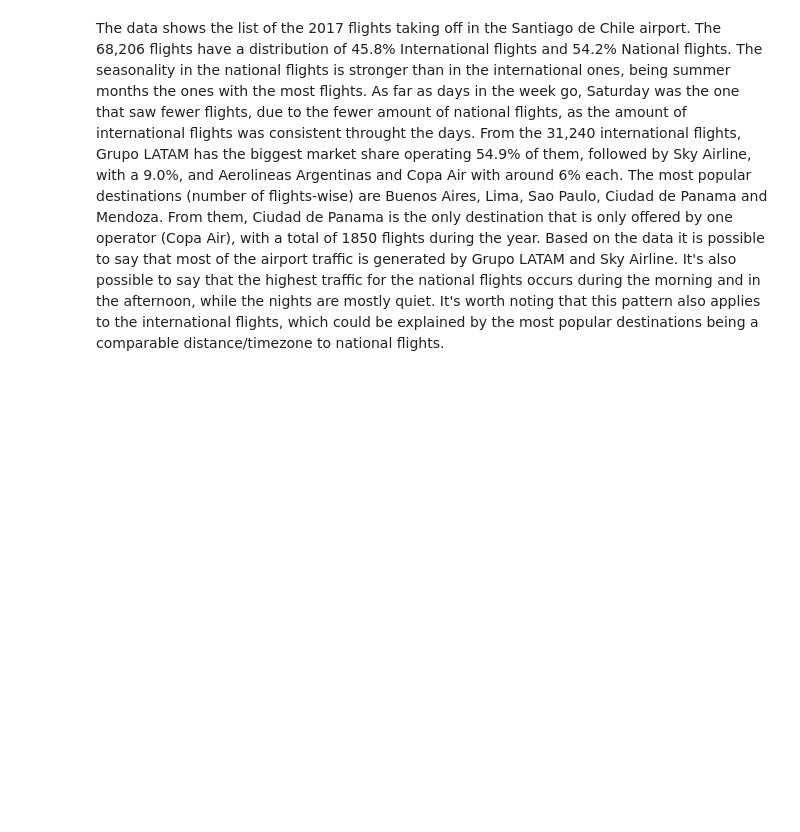
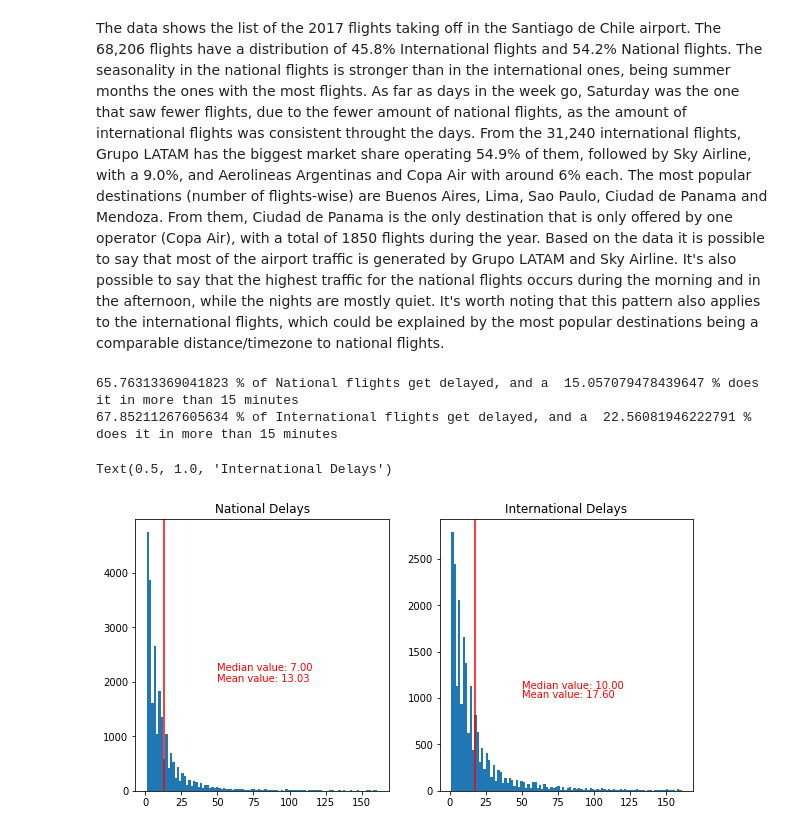
Before and after one commit to CamilaTr/DSC, a Jupyter notebook: solution.ipynb, the cells around one changed output. Cells and saved outputs as stored; diff of their text form; code cells hidden in the pictures; blank space fills up the shorter version.

Commit message:
Updated Solution
Added delay behavior comments and some data cleaning

```diff
--- a/solution.ipynb
+++ b/solution.ipynb
@@ -28,7 +29,7 @@ dataset['min_diff'] = (dataset['Fecha-O'] - dataset['Fecha-I']).dt.total_seconds
 
 dataset['delay_15'] = dataset['min_diff'].apply(lambda x: 1 if x > 15 else 0)
 
-per_day_lambda = lambda x: 'night' if 0<=x<=4 else 'morning' if 5<=x<=11 else 'afernoon' if 12<=x<=18 else 'night' if 19<=x<=23 else 'n/a'
+per_day_lambda = lambda x: 'night' if 0<=x<=4 else 'morning' if 5<=x<=11 else 'afternoon' if 12<=x<=18 else 'night' if 19<=x<=23 else 'n/a'
 dataset['period_day'] = dataset['Fecha-I'].dt.hour.apply(per_day_lambda)
 dataset.to_csv('synthetic_features.csv', index=False)
 # %%
@@ -180,3 +181,27 @@ sqldf(q9,globals())
 The data shows the list of the 2017 flights taking off in the Santiago de Chile airport. The 68,206 flights have a distribution of 45.8% International flights and 54.2% National flights. The seasonality in the national flights is stronger than in the international ones, being summer months the ones with the most flights. As far as days in the week go, Saturday was the one that saw fewer flights, due to the fewer amount of national flights, as the amount of international flights was consistent throught the days.
 From the 31,240 international flights, Grupo LATAM has the biggest market share operating 54.9% of them, followed by Sky Airline, with a 9.0%, and Aerolineas Argentinas and Copa Air with around 6% each. The most popular destinations (number of flights-wise) are Buenos Aires, Lima, Sao Paulo, Ciudad de Panama and Mendoza. From them, Ciudad de Panama is the only destination that is only offered by one operator (Copa Air), with a total of 1850 flights during the year.
 Based on the data it is possible to say that most of the airport traffic is generated by Grupo LATAM and Sky Airline. It's also possible to say that the highest traffic for the national flights occurs during the morning and in the afternoon, while the nights are mostly quiet. It's worth noting that this pattern also applies to the international flights, which could be explained by the most popular destinations being a comparable distance/timezone to national flights.
+# %%
+print(dataset[(dataset['TIPOVUELO']=='N')&(dataset['min_diff']>0)]['min_diff'].count()*100.00/dataset[dataset['TIPOVUELO']=='N']['min_diff'].count(), '% of National flights get delayed, and a ',dataset[dataset['TIPOVUELO']=='N']['delay_15'].sum()*100.00 / dataset[dataset['TIPOVUELO']=='N']['delay_15'].count(),'% does it in more than 15 minutes')
+print(dataset[(dataset['TIPOVUELO']=='I')&(dataset['min_diff']>0)]['min_diff'].count()*100.00/dataset[dataset['TIPOVUELO']=='I']['min_diff'].count(), '% of International flights get delayed, and a ',dataset[dataset['TIPOVUELO']=='I']['delay_15'].sum()*100.00 / dataset[dataset['TIPOVUELO']=='I']['delay_15'].count(),'% does it in more than 15 minutes')
+# %% [output]
+65.76313369041823 % of National flights get delayed, and a  15.057079478439647 % does it in more than 15 minutes
+67.85211267605634 % of International flights get delayed, and a  22.56081946222791 % does it in more than 15 minutes
+# %%
+data_nac = dataset[(dataset['TIPOVUELO']=='N') & (dataset['min_diff'] > 0)]['min_diff']
+data_int = dataset[(dataset['TIPOVUELO']=='I') & (dataset['min_diff'] > 0)]['min_diff']
+fig, (char_1, char_2) = plt.subplots(1,2, figsize=(10,5))
+char_1.hist(data_nac, bins = 100)
+char_1.axvline(x = data_nac.mean(), color='r')
+char_1.text(50, 2000, 'Mean value: {:.2f}'.format(data_nac.mean()), color='r')
+char_1.text(50, 2200, 'Median value: {:.2f}'.format(data_nac.median()), color='r')
+char_1.set_title('National Delays')
+
+char_2.hist(data_int, bins = 100)
+char_2.axvline(x = data_int.mean(), color='r')
+char_2.text(50, 1000, 'Mean value: {:.2f}'.format(data_int.mean()), color='r')
+char_2.text(50, 1100, 'Median value: {:.2f}'.format(data_int.median()), color='r')
+char_2.set_title('International Delays')
+# %% [output]
+Text(0.5, 1.0, 'International Delays')
+[figure, added]
```
Also changed, not shown: parts of 8 cells of this notebook.
